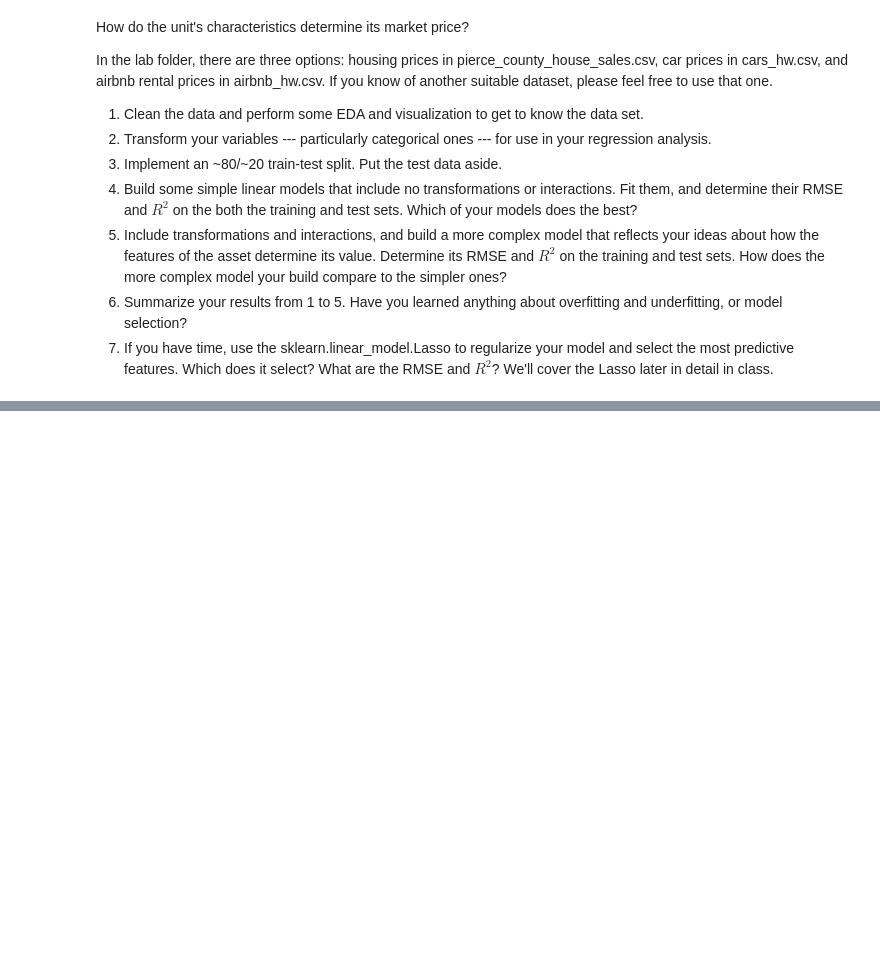
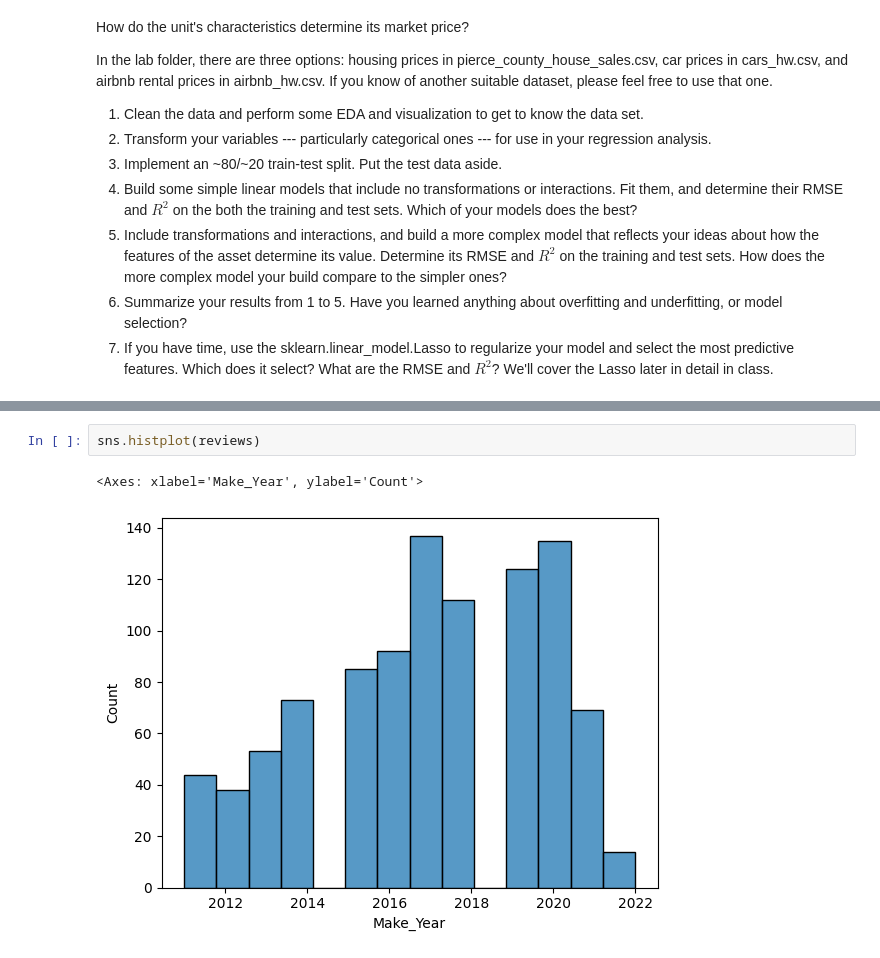
Before and after one commit to dsizzle67/ds3001-linearRegression, a Jupyter notebook: 04_hedonic_pricing/04_hedonic_pricing.ipynb, the cells around one changed output, grey strips where cells are left out. Cells and saved outputs as stored; diff of their text form; blank space fills up the shorter version.

```diff
--- a/04_hedonic_pricing/04_hedonic_pricing.ipynb
+++ b/04_hedonic_pricing/04_hedonic_pricing.ipynb
@@ -132,0 +103,5 @@ Missing vals: 8323
+# %%
+sns.histplot(reviews)
+# %% [output]
+<Axes: xlabel='Make_Year', ylabel='Count'>
+[figure, added]
```
Also changed, not shown: parts of 16 cells of this notebook.
